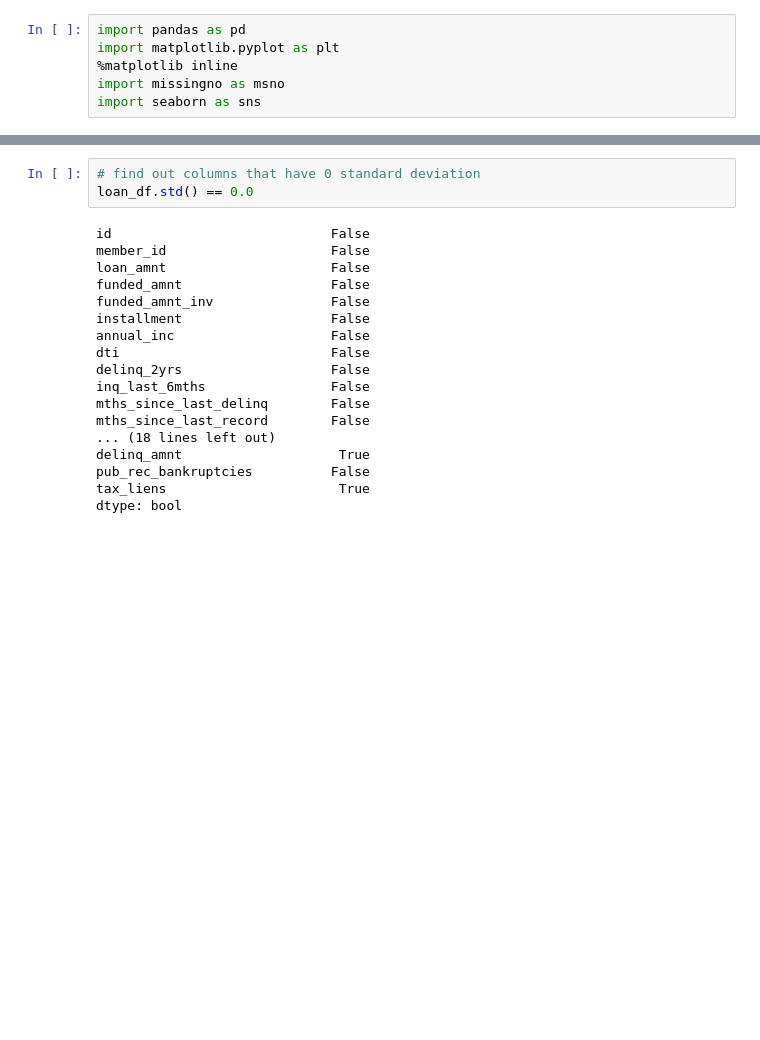
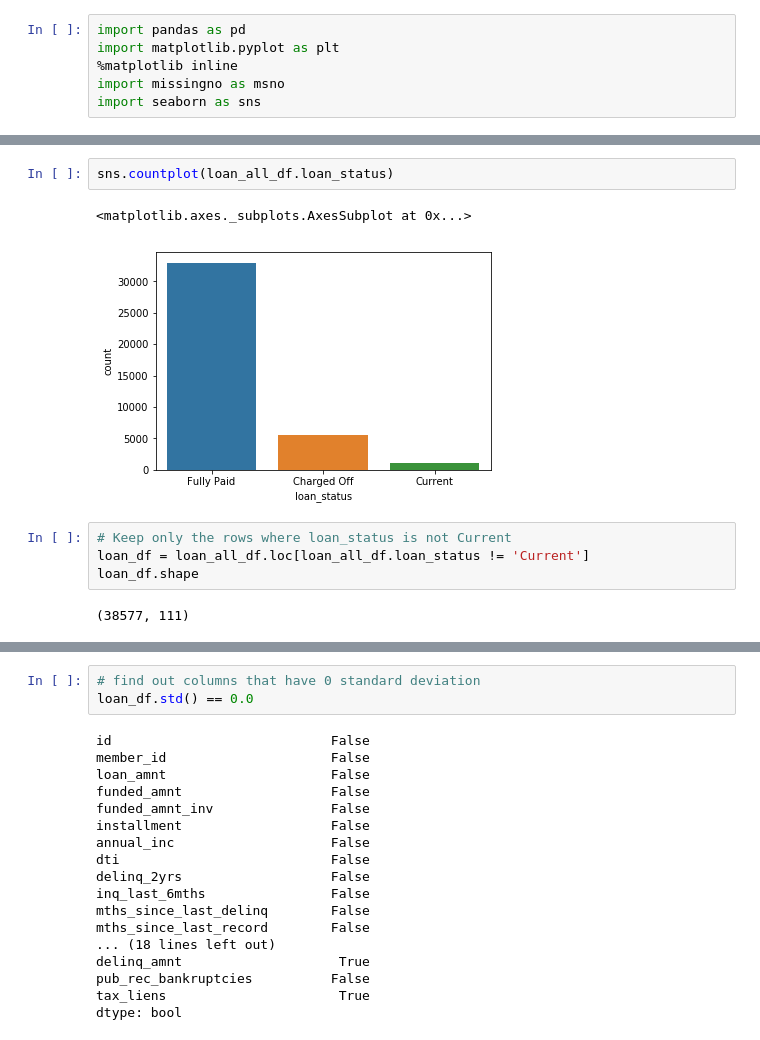
Before and after one commit to saneshashank/course2-GP1, a Jupyter notebook: loan_EDA.ipynb, the cells around one changed output, grey strips where cells are left out. Cells and saved outputs as stored; diff of their text form; blank space fills up the shorter version.

```diff
--- a/loan_EDA.ipynb
+++ b/loan_EDA.ipynb
@@ -23,6 +23,17 @@ loan_df.describe()
 | 75% | 8.377550e+05 | 1.047339e+06 | 15000.000000 | 15000.000000 | 14400.000000 | 430.780000 | 8.230000e+04 | 18.600000 | ... |
 | max | 1.077501e+06 | 1.314167e+06 | 35000.000000 | 35000.000000 | 35000.000000 | 1305.190000 | 6.000000e+06 | 29.990000 | ... |
 8 rows × 87 columns
+# %%
+sns.countplot(loan_all_df.loan_status)
+# %% [output]
+<matplotlib.axes._subplots.AxesSubplot at 0x...>
+[figure, added]
+# %%
+# Keep only the rows where loan_status is not Current
+loan_df = loan_all_df.loc[loan_all_df.loan_status != 'Current']
+loan_df.shape
+# %% [output]
+(38577, 111)
 # %%
 # Find out percentage of missing values in each column
 columns = loan_df.columns
```
Also changed, not shown: parts of 29 cells of this notebook.
